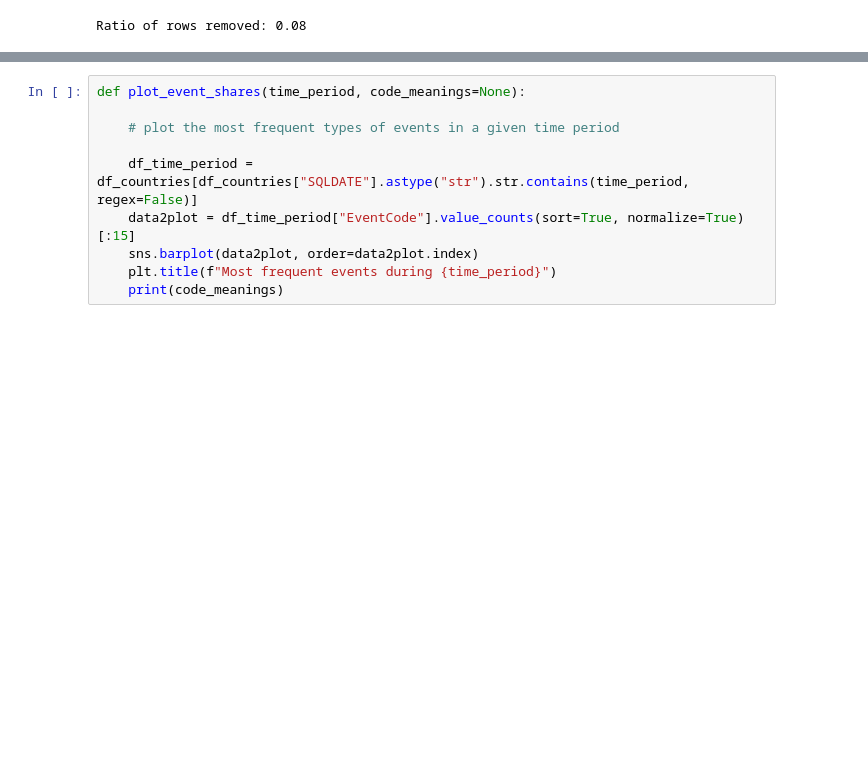
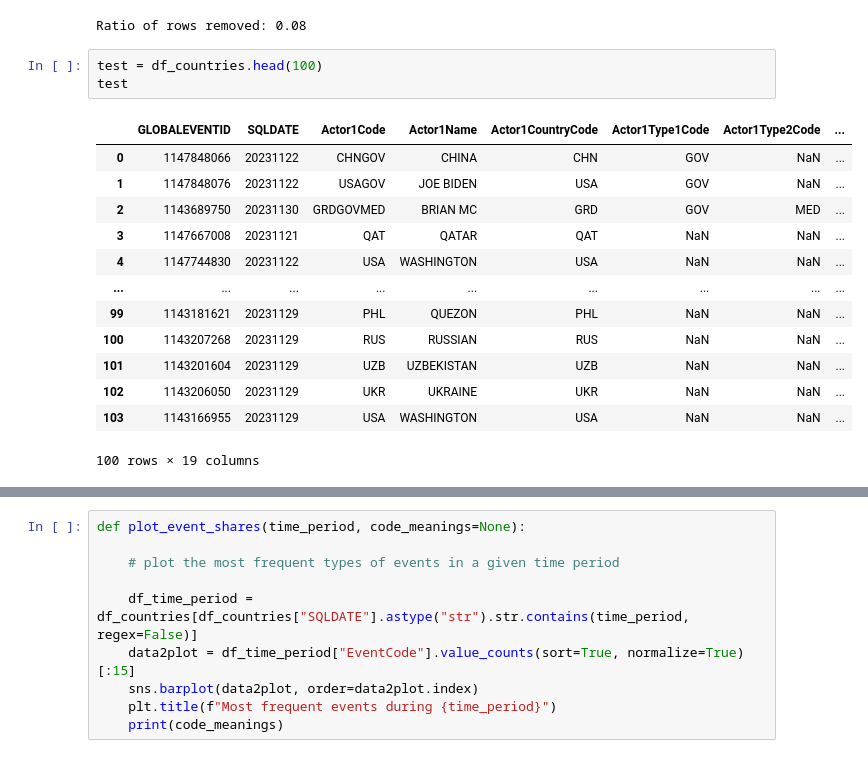
Before and after one commit to saqr98/Data-Society, a Jupyter notebook: Code/src/explore.ipynb, the cells around one changed output, grey strips where cells are left out. Cells and saved outputs as stored; diff of their text form; blank space fills up the shorter version.

```diff
--- a/Code/src/explore.ipynb
+++ b/Code/src/explore.ipynb
@@ -150,3 +105,20 @@ new_size = df_countries.shape[0]
 print(f"Ratio of rows removed: {(old_size - new_size)/old_size:.2f}")
 # %% [output]
 Ratio of rows removed: 0.08
+# %%
+test = df_countries.head(100)
+test
+# %% [output]
+|  | GLOBALEVENTID | SQLDATE | Actor1Code | Actor1Name | Actor1CountryCode | Actor1Type1Code | Actor1Type2Code | ... |
+| 0 | 1147848066 | 20231122 | CHNGOV | CHINA | CHN | GOV | NaN | ... |
+| 1 | 1147848076 | 20231122 | USAGOV | JOE BIDEN | USA | GOV | NaN | ... |
+| 2 | 1143689750 | 20231130 | GRDGOVMED | BRIAN MC | GRD | GOV | MED | ... |
+| 3 | 1147667008 | 20231121 | QAT | QATAR | QAT | NaN | NaN | ... |
+| 4 | 1147744830 | 20231122 | USA | WASHINGTON | USA | NaN | NaN | ... |
+| ... | ... | ... | ... | ... | ... | ... | ... | ... |
+| 99 | 1143181621 | 20231129 | PHL | QUEZON | PHL | NaN | NaN | ... |
+| 100 | 1143207268 | 20231129 | RUS | RUSSIAN | RUS | NaN | NaN | ... |
+| 101 | 1143201604 | 20231129 | UZB | UZBEKISTAN | UZB | NaN | NaN | ... |
+| 102 | 1143206050 | 20231129 | UKR | UKRAINE | UKR | NaN | NaN | ... |
+| 103 | 1143166955 | 20231129 | USA | WASHINGTON | USA | NaN | NaN | ... |
+100 rows × 19 columns
```
Also changed, not shown: parts of 10 cells of this notebook.
